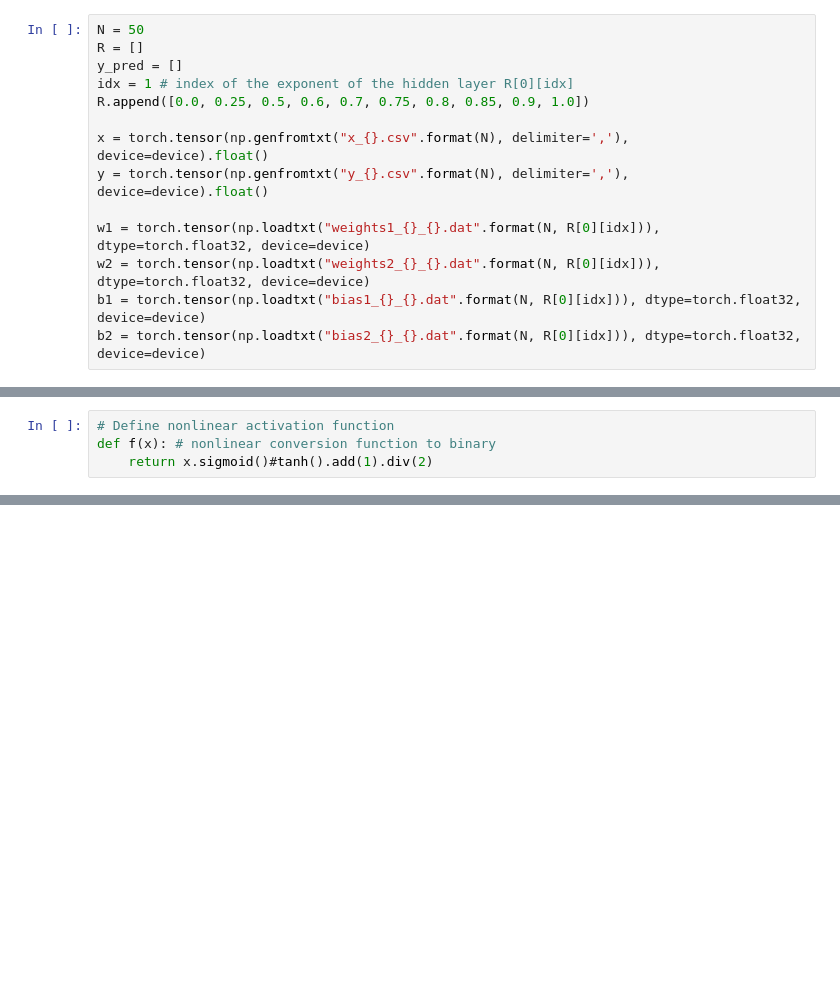
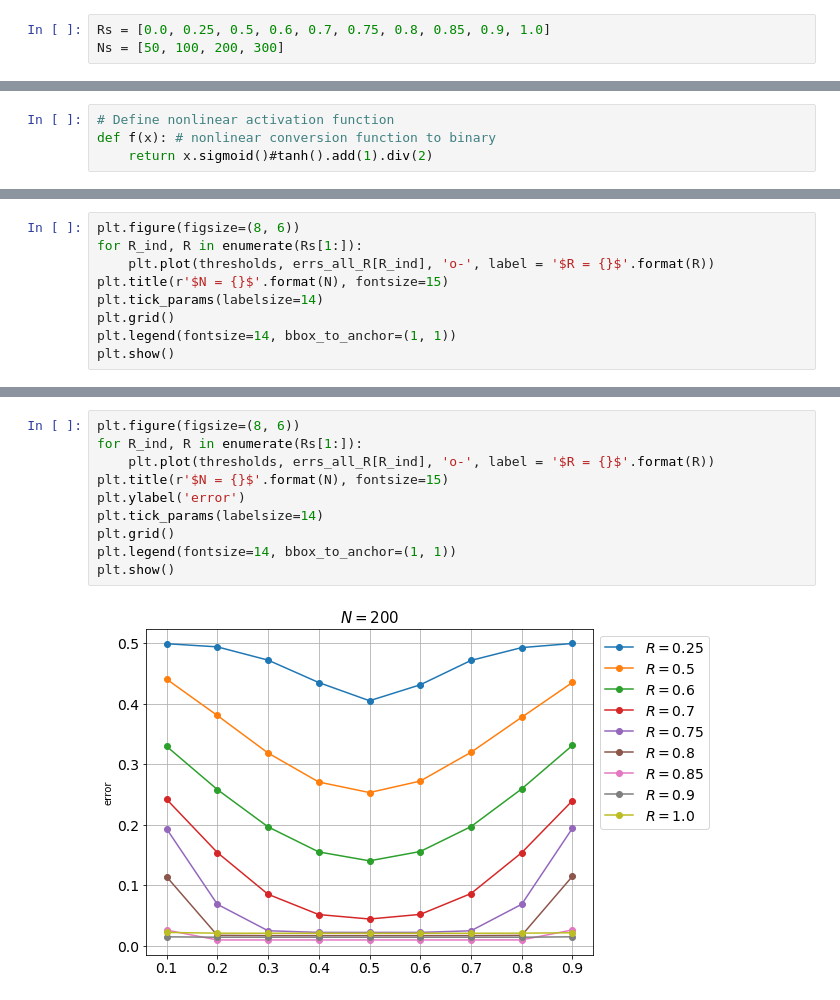
Before and after one commit to ghzhang0/Boulder_2019, a Jupyter notebook: analysis_pred.ipynb, the cells around one changed output, grey strips where cells are left out. Drawn from its saved outputs; the diff is of its cells as text; blank space fills up the shorter version.

```diff
--- a/analysis_pred.ipynb
+++ b/analysis_pred.ipynb
@@ -4,15 +6,4 @@ import torch
 device = "cpu"
-# %%
-N = 50
-R = []
-y_pred = []
-idx = 1 # index of the exponent of the hidden layer R[0][idx]
-R.append([0.0, 0.25, 0.5, 0.6, 0.7, 0.75, 0.8, 0.85, 0.9, 1.0])
-
-x = torch.tensor(np.genfromtxt("x_{}.csv".format(N), delimiter=','), device=device).float()
-y = torch.tensor(np.genfromtxt("y_{}.csv".format(N), delimiter=','), device=device).float()
-
-w1 = torch.tensor(np.loadtxt("weights1_{}_{}.dat".format(N, R[0][idx])), dtype=torch.float32, device=device)
-w2 = torch.tensor(np.loadtxt("weights2_{}_{}.dat".format(N, R[0][idx])), dtype=torch.float32, device=device)
-b1 = torch.tensor(np.loadtxt("bias1_{}_{}.dat".format(N, R[0][idx])), dtype=torch.float32, device=device)
-b2 = torch.tensor(np.loadtxt("bias2_{}_{}.dat".format(N, R[0][idx])), dtype=torch.float32, device=device)
+# %%
+Rs = [0.0, 0.25, 0.5, 0.6, 0.7, 0.75, 0.8, 0.85, 0.9, 1.0]
+Ns = [50, 100, 200, 300]
@@ -24,0 +45,9 @@ y_pred = f(f(x.mm(w1).add(b1)).mm(w2).add(b2))
+# %%
+plt.figure(figsize=(8, 6))
+for R_ind, R in enumerate(Rs[1:]):
+    plt.plot(thresholds, errs_all_R[R_ind], 'o-', label = '$R = {}$'.format(R))
+plt.title(r'$N = {}$'.format(N), fontsize=15)
+plt.tick_params(labelsize=14)
+plt.grid()
+plt.legend(fontsize=14, bbox_to_anchor=(1, 1))
+plt.show()
@@ -24,0 +56,12 @@ y_pred = f(f(x.mm(w1).add(b1)).mm(w2).add(b2))
+# %%
+plt.figure(figsize=(8, 6))
+for R_ind, R in enumerate(Rs[1:]):
+    plt.plot(thresholds, errs_all_R[R_ind], 'o-', label = '$R = {}$'.format(R))
+plt.title(r'$N = {}$'.format(N), fontsize=15)
+plt.ylabel('error')
+plt.tick_params(labelsize=14)
+plt.grid()
+plt.legend(fontsize=14, bbox_to_anchor=(1, 1))
+plt.show()
+# %% [output]
+[figure, added]
```
Also changed, not shown: parts of 8 cells of this notebook.
